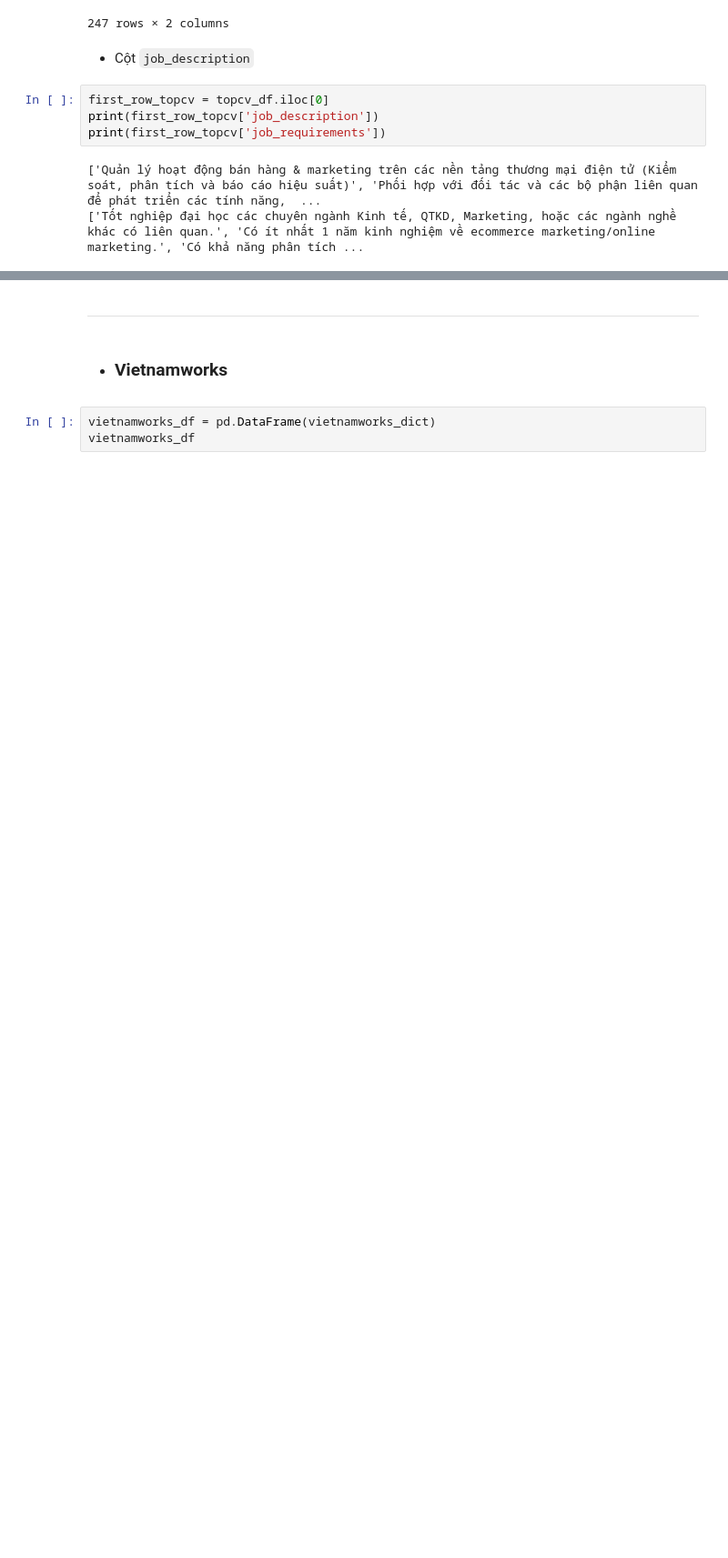
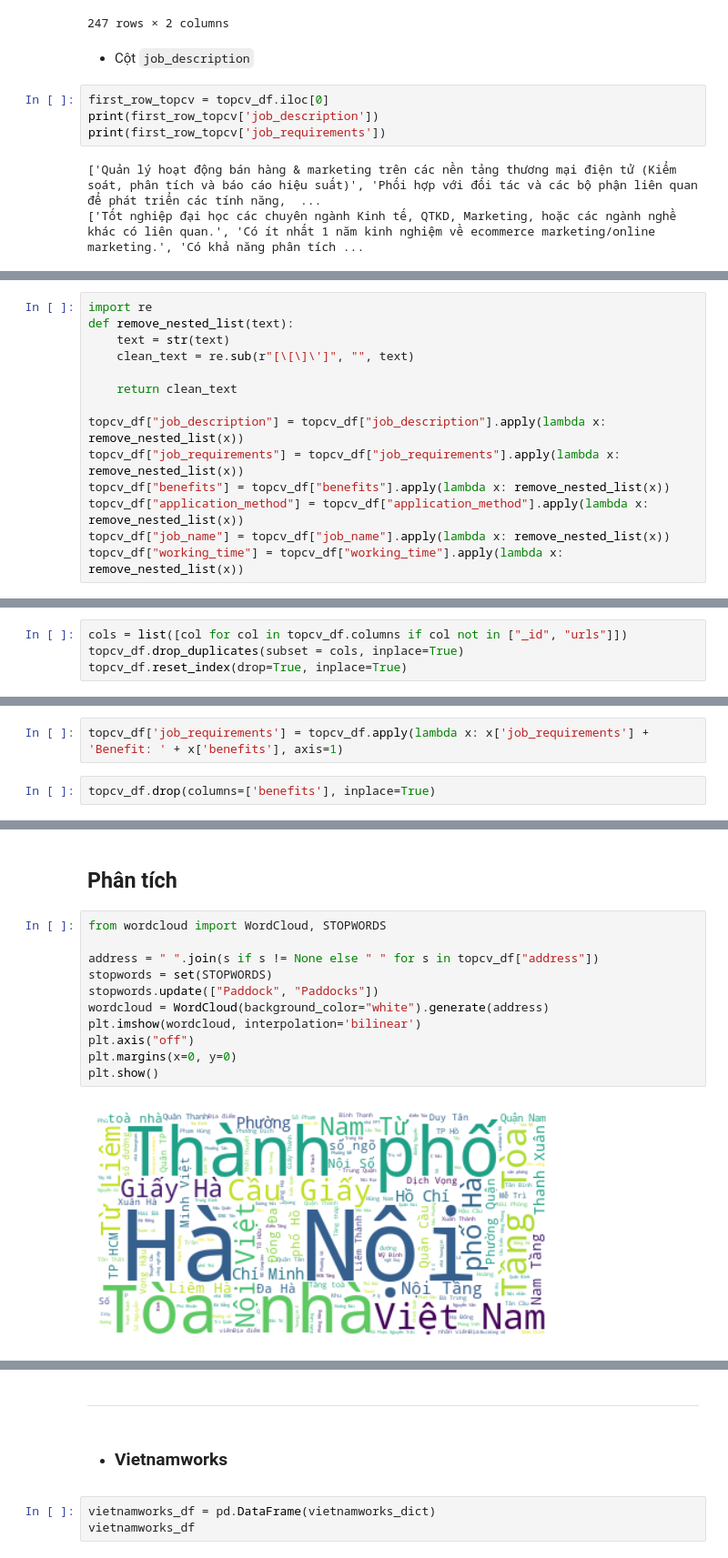
Before and after one commit to phitrann/applied-data-science, a Jupyter notebook: ipynb/preprocessingcv.ipynb, the cells around one changed output, grey strips where cells are left out. Shown at 91% size. Drawn from its saved outputs; the diff is of its cells as text; blank space fills up the shorter version.

```diff
--- a/ipynb/preprocessingcv.ipynb
+++ b/ipynb/preprocessingcv.ipynb
@@ -252,0 +255,14 @@ topcv_df.head()
+# %%
+import re
+def remove_nested_list(text):
+    text = str(text)
+    clean_text = re.sub(r"[\[\]\']", "", text)
+
+    return clean_text
+
+topcv_df["job_description"] = topcv_df["job_description"].apply(lambda x: remove_nested_list(x))
+topcv_df["job_requirements"] = topcv_df["job_requirements"].apply(lambda x: remove_nested_list(x))
+topcv_df["benefits"] = topcv_df["benefits"].apply(lambda x: remove_nested_list(x))
+topcv_df["application_method"] = topcv_df["application_method"].apply(lambda x: remove_nested_list(x))
+topcv_df["job_name"] = topcv_df["job_name"].apply(lambda x: remove_nested_list(x))
+topcv_df["working_time"] = topcv_df["working_time"].apply(lambda x: remove_nested_list(x))
@@ -252,0 +271,4 @@ topcv_df.head()
+# %%
+cols = list([col for col in topcv_df.columns if col not in ["_id", "urls"]])
+topcv_df.drop_duplicates(subset = cols, inplace=True)
+topcv_df.reset_index(drop=True, inplace=True)
@@ -252,0 +290,4 @@ topcv_df.head()
+# %%
+topcv_df['job_requirements'] = topcv_df.apply(lambda x: x['job_requirements'] + 'Benefit: ' + x['benefits'], axis=1)
+# %%
+topcv_df.drop(columns=['benefits'], inplace=True)
@@ -252,0 +303,15 @@ topcv_df.head()
+# %% [markdown]
+## __Phân tích__
+# %%
+from wordcloud import WordCloud, STOPWORDS
+
+address = " ".join(s if s != None else " " for s in topcv_df["address"])
+stopwords = set(STOPWORDS)
+stopwords.update(["Paddock", "Paddocks"])
+wordcloud = WordCloud(background_color="white").generate(address)
+plt.imshow(wordcloud, interpolation='bilinear')
+plt.axis("off")
+plt.margins(x=0, y=0)
+plt.show()
+# %% [output]
+[figure, added]
```
Also changed, not shown: parts of 24 cells of this notebook, 1 other file.
